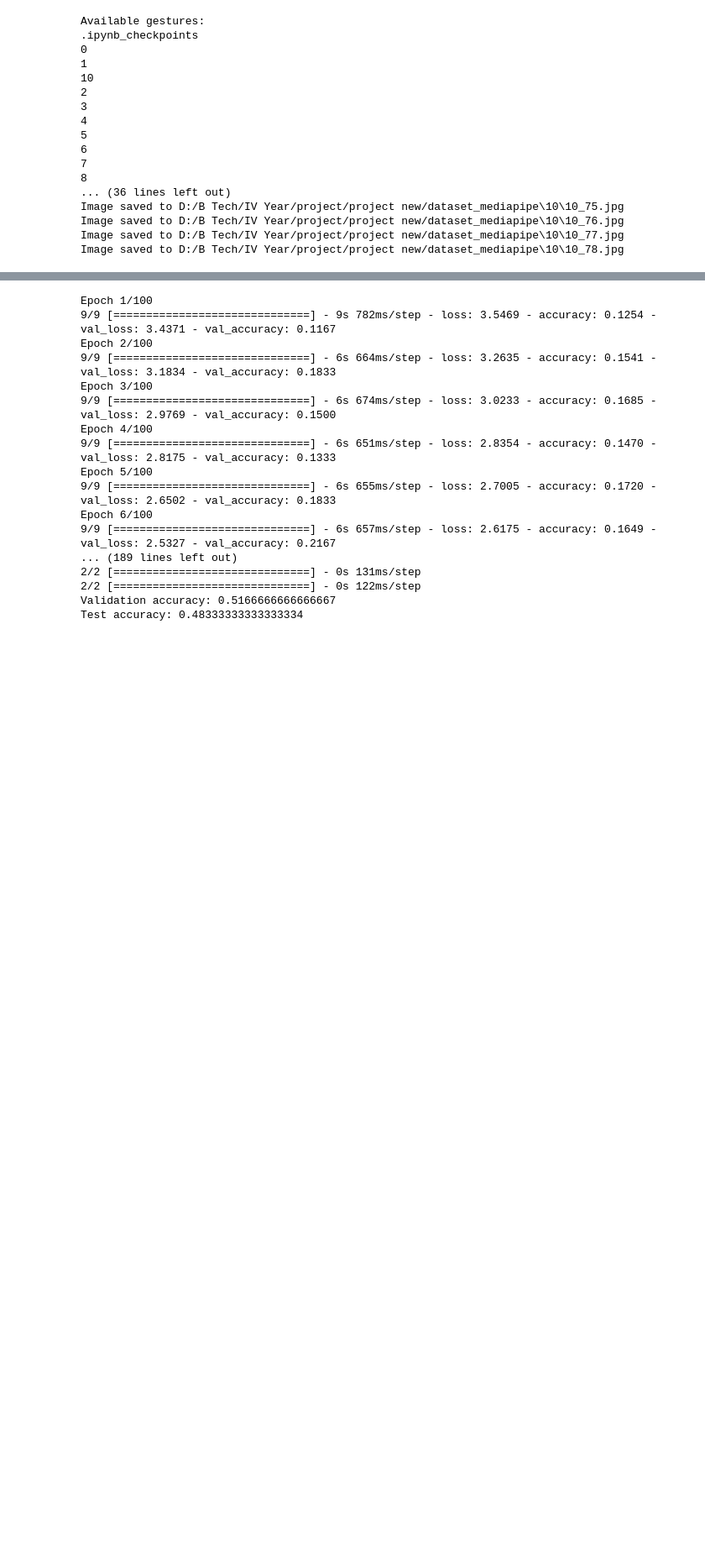
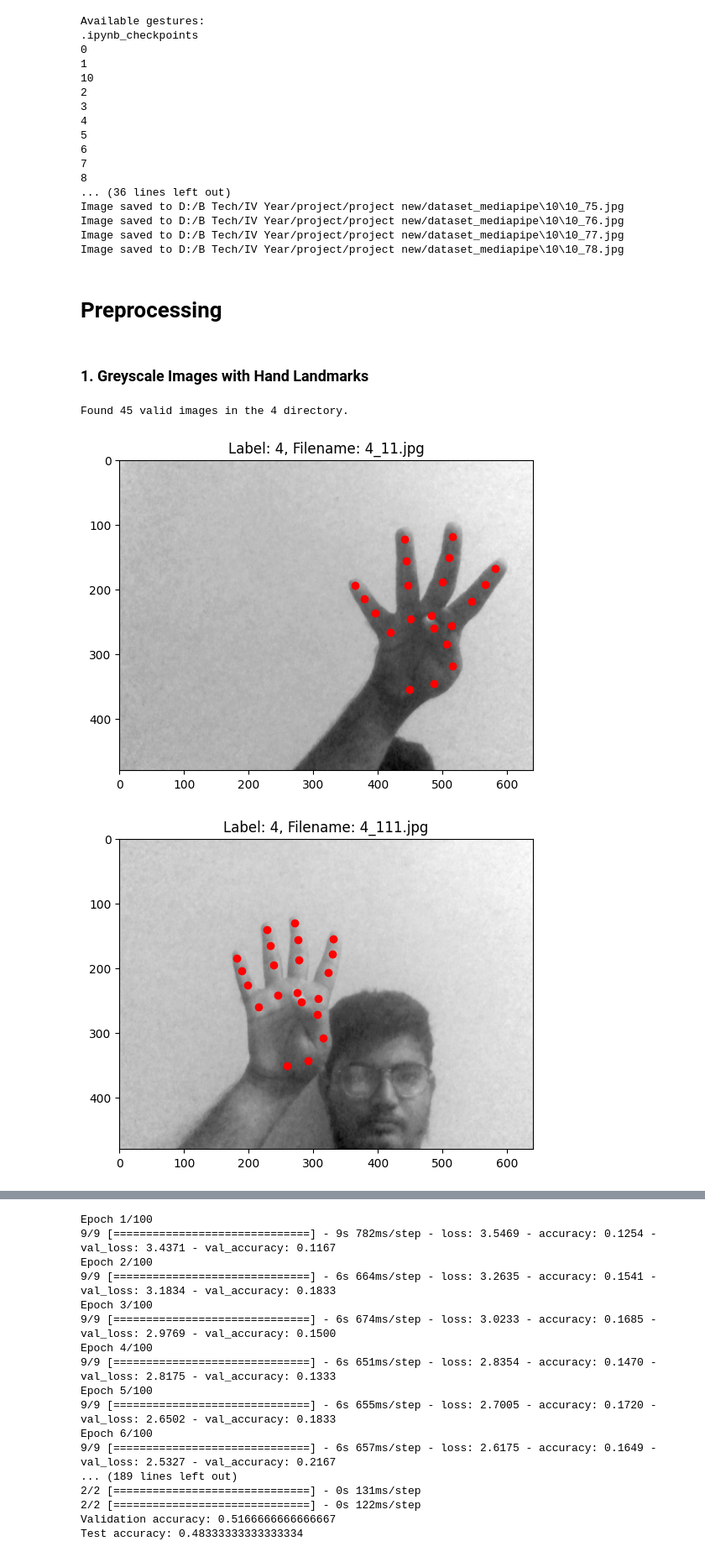
Before and after one commit to azam-md/HandGesture-based-Food-Ordering-System, a Jupyter notebook: project3.ipynb, the cells around one changed output, grey strips where cells are left out. Shown at 84% size. Drawn from its saved outputs; the diff is of its cells as text; code cells hidden in the pictures; blank space fills up the shorter version.

Commit message:
Update project3.ipynb
labels or a step by step guide is added to understand the code better

```diff
--- a/project3.ipynb
+++ b/project3.ipynb
@@ -629,0 +605,61 @@ for image_path in image_files[:100]:  # Adjust the number as required
+# %% [markdown]
+# Preprocessing
+# %% [markdown]
+### 1. Greyscale Images with Hand Landmarks
+# %%
+# visualize hand landmarks label by label i.e folder by folder
+# Path to your dataset
+source_directory = 'D:/B Tech/IV Year/project/project new/dataset_mediapipe'  # replace with your dataset path
+valid_extensions = ['.jpg', '.jpeg', '.png', '.bmp']
+
+label_to_visualize = "4"
+label_directory = os.path.join(source_directory, label_to_visualize)
+
+# Function to get all images from a specific directory
+def get_images_from_directory(dir_path, valid_extensions):
+    image_paths = []
+    for file in os.listdir(dir_path):
+        if os.path.splitext(file)[1].lower() in valid_extensions:
+            image_paths.append(os.path.join(dir_path, file))
+    return image_paths
+
+# Function to visualize landmarks on an image
+def visualize_landmarks(image, landmarks, label, filename):
+    plt.imshow(image, cmap='gray')
+    plt.title(f"Label: {label}, Filename: {filename}")
+    for landmark in landmarks:
+        plt.plot(landmark[0] * image.shape[1], landmark[1] * image.shape[0], 'ro')
+    plt.show()
+def get_all_images_from_subdirs(root_path, valid_extensions):
+    image_paths = []
+    for subdir, _, files in os.walk(root_path):
+        for file in files:
+            if os.path.splitext(file)[1].lower() in valid_extensions:
+                image_paths.append(os.path.join(subdir, file))
+    return image_paths
+
+
+# Get image paths from the specific label directory
+image_files = get_images_from_directory(label_directory, valid_extensions)
+print(f"Found {len(image_files)} valid images in the {label_to_visualize} directory.")
+
+for image_path in image_files[:5]:  # Adjust the number as required
+    img = cv2.imread(image_path, cv2.IMREAD_GRAYSCALE)
+
+    if img is None:
+        print(f"Failed to load {image_path}")
+        continue
+
+    landmarks = extract_hand_landmarks(img)
+
+    label = os.path.basename(os.path.dirname(image_path))  # Extracting label from directory name
+    filename = os.path.basename(image_path)
+
+    if landmarks:
+        visualize_landmarks(img, landmarks, label, filename)
+    else:
+        print(f"No landmarks detected for {image_path}")
+# %% [output]
+Found 45 valid images in the 4 directory.
+[figure, added]
+[figure, added]
```
Also changed, not shown: parts of 19 cells of this notebook.
